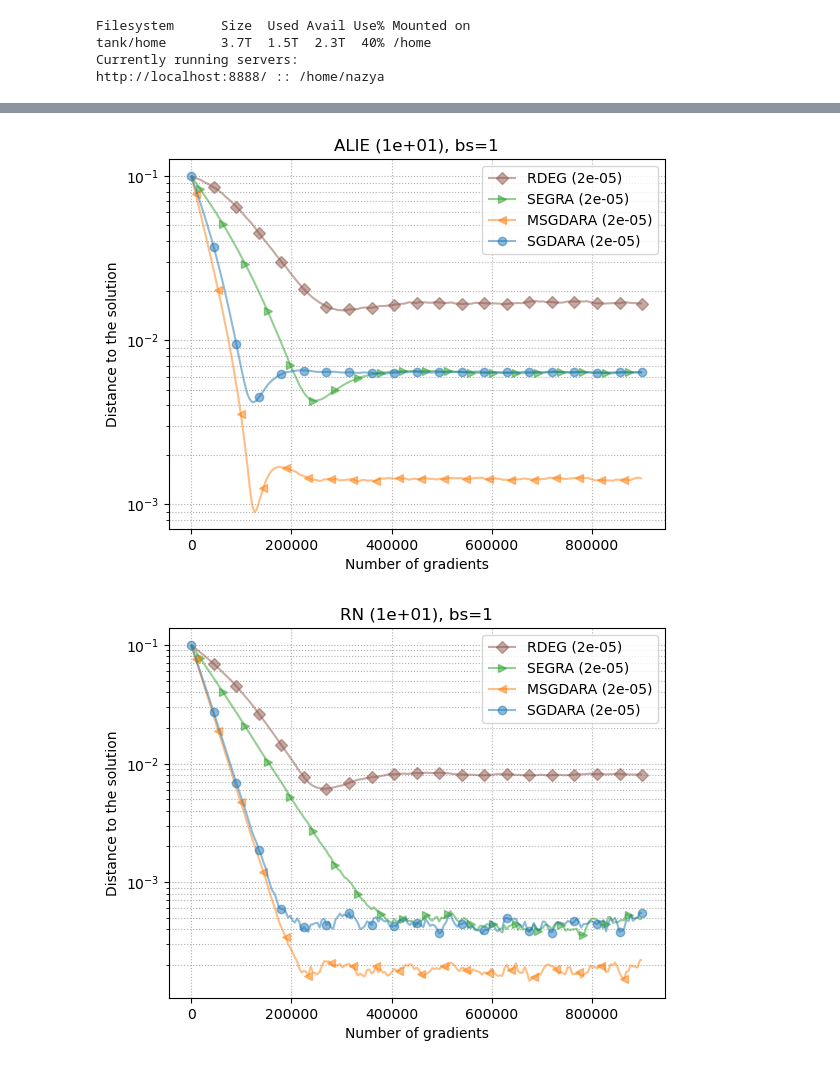
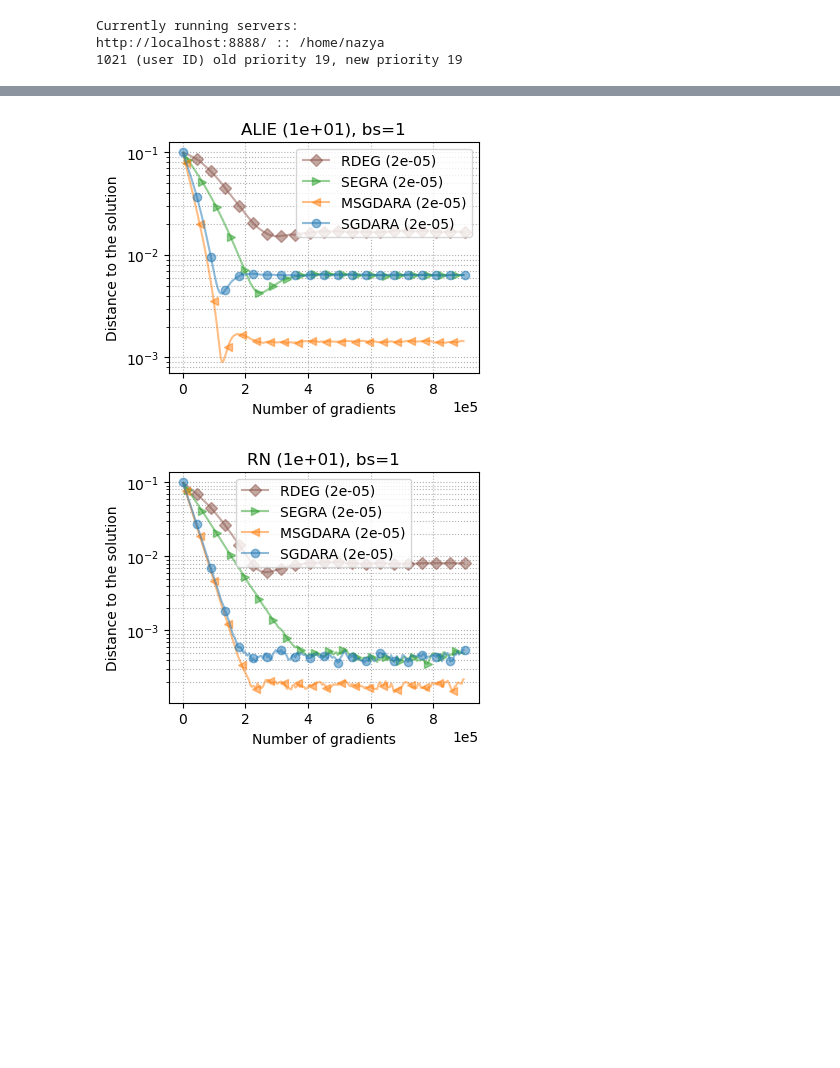
Before and after one commit to nazya/sgda-ra, a Jupyter notebook: plot-150peers.ipynb, the cells around one changed output, grey strips where cells are left out. Cells and saved outputs as stored; diff of their text form; code cells hidden in the pictures; blank space fills up the shorter version.

```diff
--- a/plot-150peers.ipynb
+++ b/plot-150peers.ipynb
@@ -13,12 +15,11 @@ import matplotlib.colors as mcolors
 # %%
 tracking_uri = '/home/nazya/mlruns/'
-experiment_name = os.path.basename(os.getcwd()) + '-100'
+experiment_name = os.path.basename(os.getcwd()) + '-150'
 !mkdir -p figures/'100'/
 # %% [output]
-Filesystem      Size  Used Avail Use% Mounted on
-tank/home       3.7T  1.5T  2.3T  40% /home
 Currently running servers:
 http://localhost:8888/ :: /home/nazya
+1021 (user ID) old priority 19, new priority 19
 # %%
 #del mcolors.TABLEAU_COLORS['tab:pink']
 colors = list(mcolors.TABLEAU_COLORS.keys())
@@ -52,8 +53,10 @@ runs = client.search_runs(experiment_ids=[e.experiment_id],
                           filter_string='',
                           run_view_type=ViewType.ACTIVE_ONLY)
 
+
 optimizer_names = ['SGDARA', 'MSGDARA', 'SEGRA', 'RDEG'] #'SGDA']
 for an, ap, bs, end in [('IPM', 1e1, 1, 7e7), ('ALIE', 1e1, 1, 2e6), ('RN', 1e1, 1, 2e6)]:
+    plt.figure(figsize=(4, 3))
     for r in runs:
         config = mlflow.artifacts.load_dict(r.info.artifact_uri+'/config.json')
 
@@ -82,6 +85,7 @@ for an, ap, bs, end in [('IPM', 1e1, 1, 7e7), ('ALIE', 1e1, 1, 2e6), ('RN', 1e1,
         # x = np.array([h.step for h in history])
         mask = (x >= beg)*(x <= end)
         x, y = x[mask], y[mask]
+
         plt.plot(x, y,
                  alpha=0.5, color=colors[i],
                  marker=markers[i], markevery=slice(2*i, len(x), 10),
@@ -93,8 +97,9 @@ for an, ap, bs, end in [('IPM', 1e1, 1, 7e7), ('ALIE', 1e1, 1, 2e6), ('RN', 1e1,
     plt.ylabel('Distance to the solution')
     plt.yscale('log')
     plt.xscale('linear')
+    plt.ticklabel_format(axis="x", style="sci", scilimits=(0,5))
     plt.grid(True, which="both", ls='dotted')
     plt.legend()
-    plt.savefig('figures/100/'+title+'.pdf', bbox_inches='tight')
+    plt.savefig('figures/150/'+title+'.pdf', bbox_inches='tight')
     plt.show()
 # %% [output]
@@ -102,5 +107,5 @@ for an, ap, bs, end in [('IPM', 1e1, 1, 7e7), ('ALIE', 1e1, 1, 2e6), ('RN', 1e1,
-[figure, old version]
+[figure, new version]
-[figure, old version]
+[figure, new version]
 # %%
 lrs = [1/2/1e3/30]
 # %%
```
Also changed, not shown: parts of 5 cells of this notebook, 9 other files.
